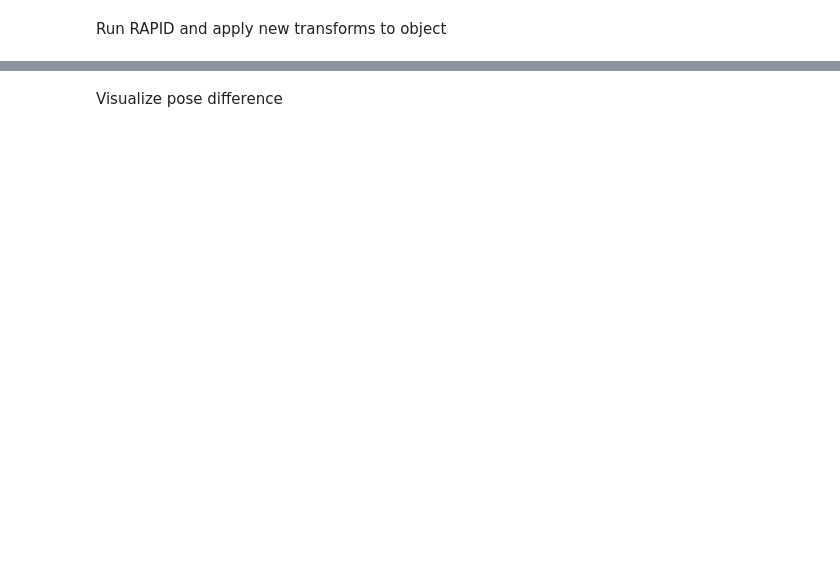
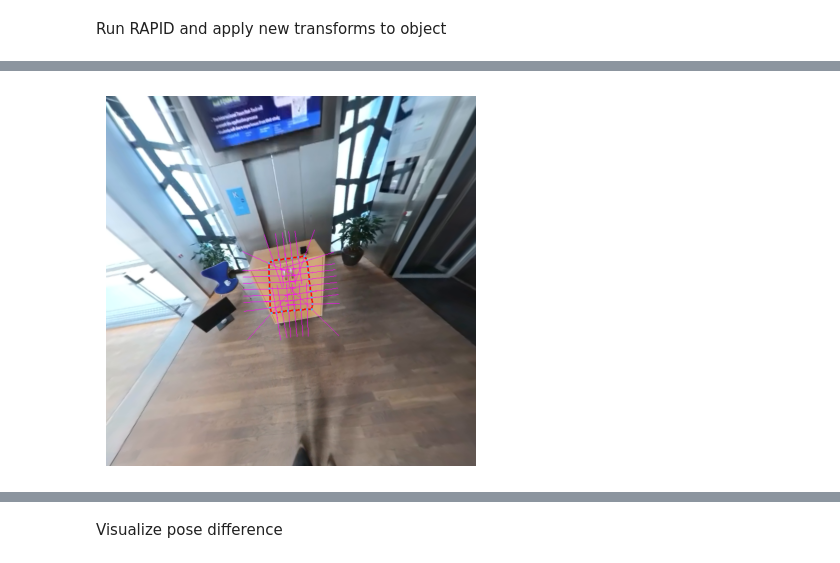
Before and after one commit to ruetzmax/instruct360, a Jupyter notebook: track_object_pose.ipynb, the cells around one changed output, grey strips where cells are left out. Saved outputs shown, nothing was run; the diff lists cells and outputs as text; code cells hidden in the pictures; blank space fills up the shorter version.

```diff
--- a/track_object_pose.ipynb
+++ b/track_object_pose.ipynb
@@ -93,0 +117,16 @@ Run RAPID and apply new transforms to object
+# %%
+# extract line bundle
+bundle, src_locations = cv2.rapid.extractLineBundle(
+    50,
+    contour_points_2d,
+    next_image_chunk.image,
+)
+bundle_overlay = contour_overlay.copy()
+bundle_overlay = cv2.rapid.drawSearchLines(
+    bundle_overlay,
+    src_locations,
+    (255, 0, 255)
+)
+display_image(bundle_overlay)
+# %% [output]
+[figure, added]
```
Also changed, not shown: parts of 12 cells of this notebook, 3 other files.
